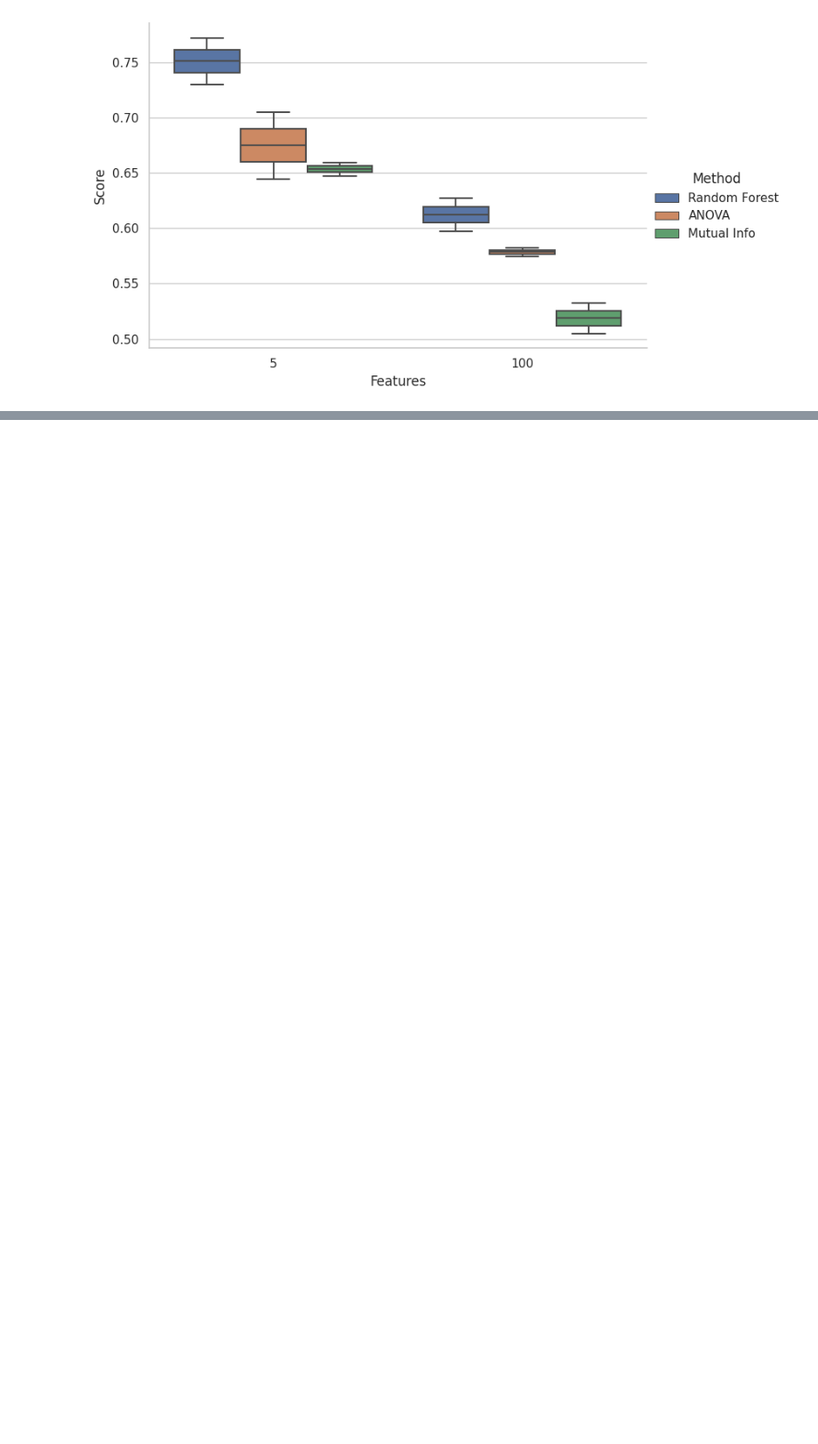
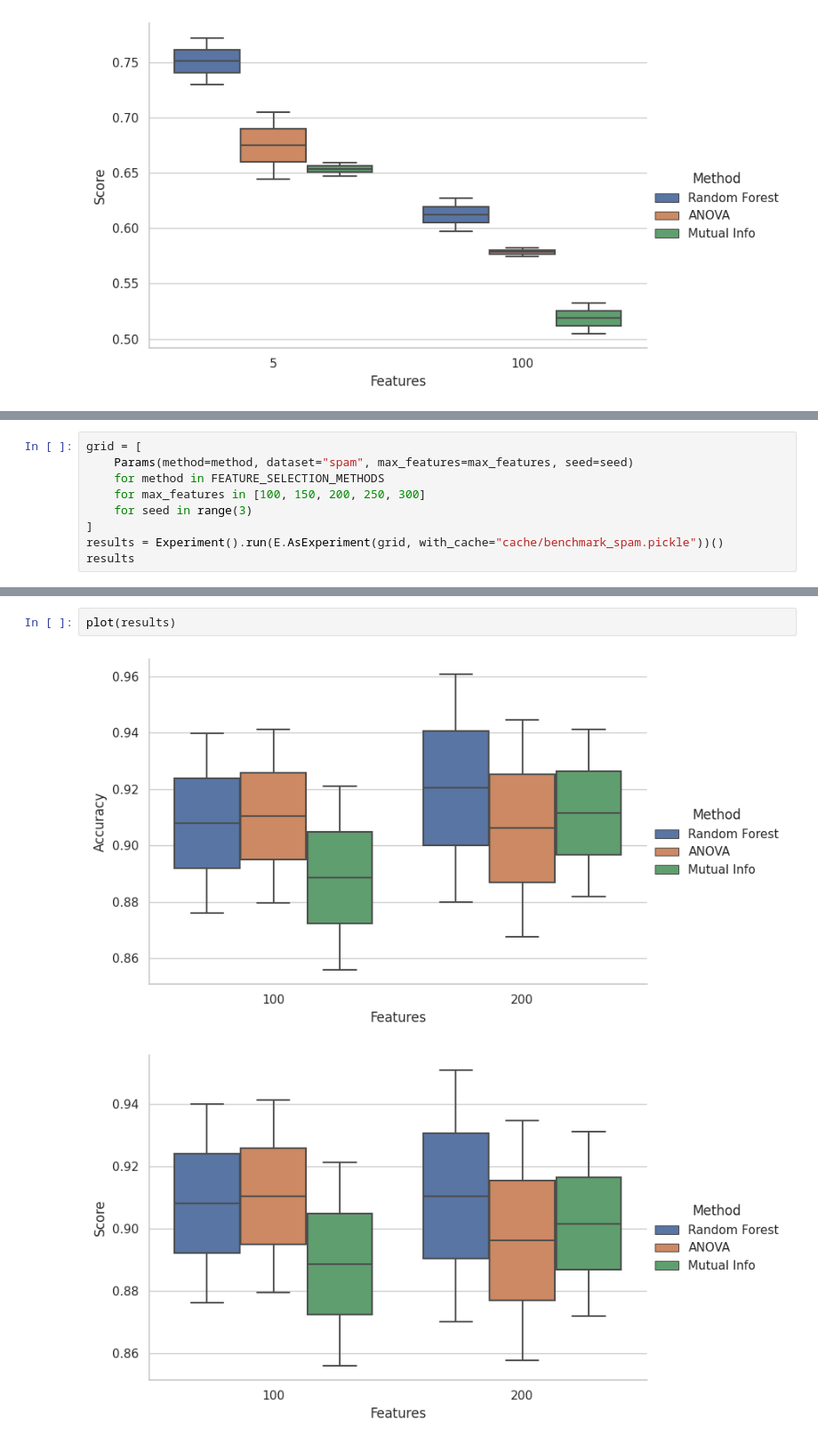
Before and after one commit to Filmos/AML_P2, a Jupyter notebook: Benchmark.ipynb, the cells around one changed output, grey strips where cells are left out. Shown at 89% size. Saved outputs shown, nothing was run; the diff lists cells and outputs as text; blank space fills up the shorter version.

```diff
--- a/Benchmark.ipynb
+++ b/Benchmark.ipynb
@@ -65,0 +69,9 @@ plot(results)
+# %%
+grid = [
+    Params(method=method, dataset="spam", max_features=max_features, seed=seed)
+    for method in FEATURE_SELECTION_METHODS
+    for max_features in [100, 150, 200, 250, 300]
+    for seed in range(3)
+]
+results = Experiment().run(E.AsExperiment(grid, with_cache="cache/benchmark_spam.pickle"))()
+results
@@ -65,0 +177,5 @@ plot(results)
+# %%
+plot(results)
+# %% [output]
+[figure, added]
+[figure, added]
```
Also changed, not shown: parts of 4 cells of this notebook, 8 other files.
